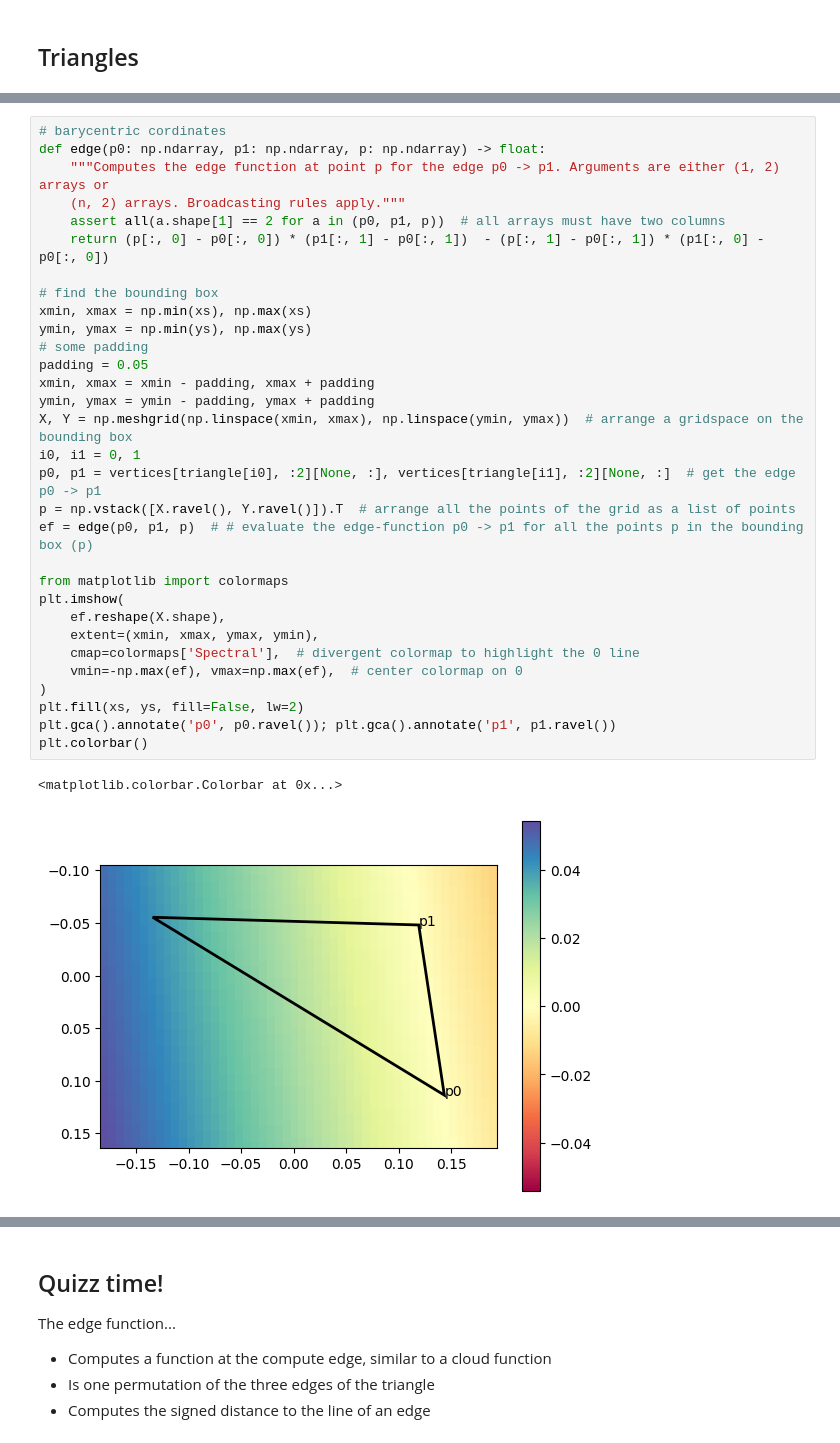
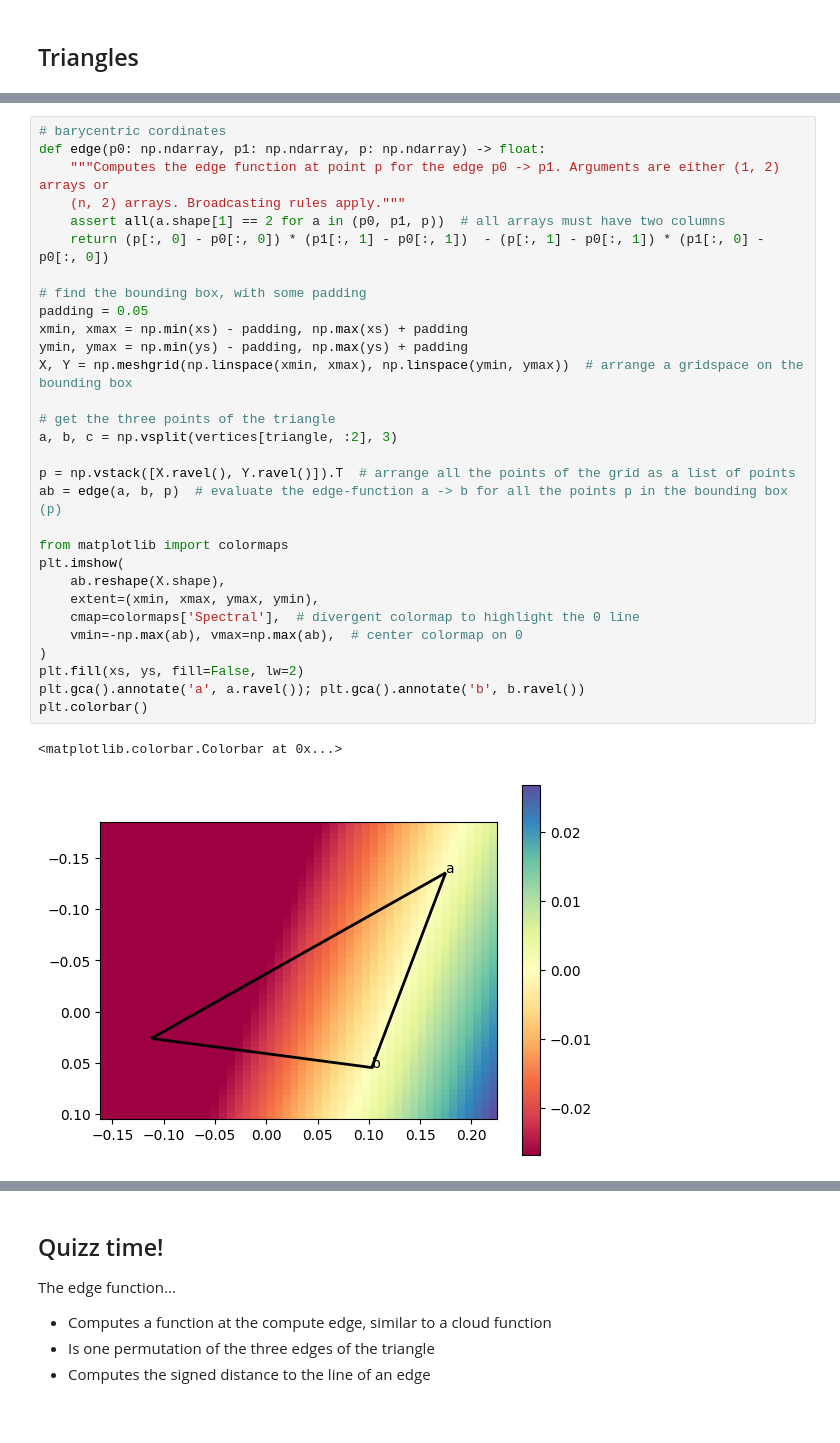
Before and after one commit to vidstige/cookie-talk-3d, a Jupyter notebook: rendering.ipynb, the cells around one changed output, grey strips where cells are left out. Drawn from its saved outputs; the diff is of its cells as text.

```diff
--- a/rendering.ipynb
+++ b/rendering.ipynb
@@ -186,35 +189,34 @@ plt.gca().invert_yaxis()
 # %%
 # barycentric cordinates
 def edge(p0: np.ndarray, p1: np.ndarray, p: np.ndarray) -> float:
     """Computes the edge function at point p for the edge p0 -> p1. Arguments are either (1, 2) arrays or
     (n, 2) arrays. Broadcasting rules apply."""
     assert all(a.shape[1] == 2 for a in (p0, p1, p))  # all arrays must have two columns
     return (p[:, 0] - p0[:, 0]) * (p1[:, 1] - p0[:, 1])  - (p[:, 1] - p0[:, 1]) * (p1[:, 0] - p0[:, 0])
 
-# find the bounding box
-xmin, xmax = np.min(xs), np.max(xs)
-ymin, ymax = np.min(ys), np.max(ys)
-# some padding
+# find the bounding box, with some padding
 padding = 0.05
-xmin, xmax = xmin - padding, xmax + padding
-ymin, ymax = ymin - padding, ymax + padding
+xmin, xmax = np.min(xs) - padding, np.max(xs) + padding
+ymin, ymax = np.min(ys) - padding, np.max(ys) + padding
 X, Y = np.meshgrid(np.linspace(xmin, xmax), np.linspace(ymin, ymax))  # arrange a gridspace on the bounding box
-i0, i1 = 0, 1
-p0, p1 = vertices[triangle[i0], :2][None, :], vertices[triangle[i1], :2][None, :]  # get the edge p0 -> p1
+
+# get the three points of the triangle
+a, b, c = np.vsplit(vertices[triangle, :2], 3)
+
 p = np.vstack([X.ravel(), Y.ravel()]).T  # arrange all the points of the grid as a list of points
-ef = edge(p0, p1, p)  # # evaluate the edge-function p0 -> p1 for all the points p in the bounding box (p)
+ab = edge(a, b, p)  # evaluate the edge-function a -> b for all the points p in the bounding box (p)
 
 from matplotlib import colormaps
 plt.imshow(
-    ef.reshape(X.shape),
+    ab.reshape(X.shape),
     extent=(xmin, xmax, ymax, ymin),
     cmap=colormaps['Spectral'],  # divergent colormap to highlight the 0 line
-    vmin=-np.max(ef), vmax=np.max(ef),  # center colormap on 0
+    vmin=-np.max(ab), vmax=np.max(ab),  # center colormap on 0
 )
 plt.fill(xs, ys, fill=False, lw=2)
-plt.gca().annotate('p0', p0.ravel()); plt.gca().annotate('p1', p1.ravel())
+plt.gca().annotate('a', a.ravel()); plt.gca().annotate('b', b.ravel())
 plt.colorbar()
 # %% [output]
 <matplotlib.colorbar.Colorbar at 0x...>
-[figure, old version]
+[figure, new version]
 # %%
```
Also changed, not shown: parts of 13 cells of this notebook.
